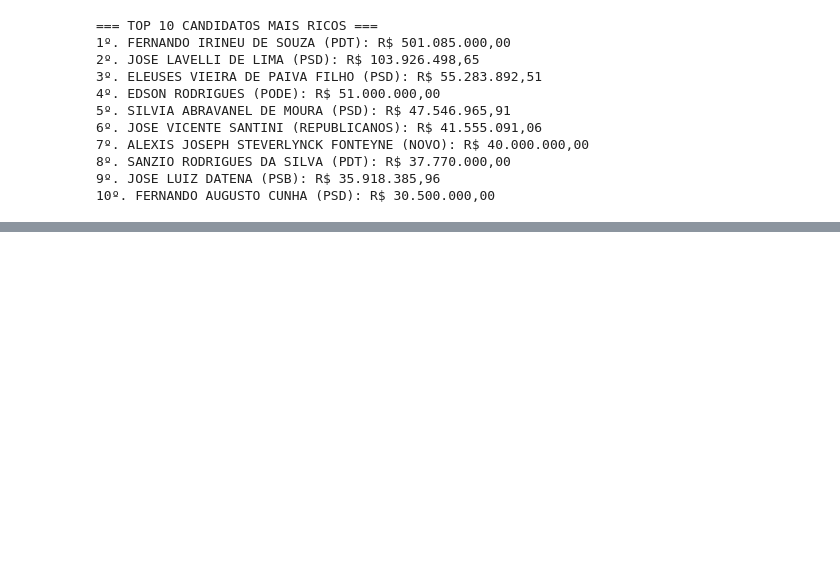
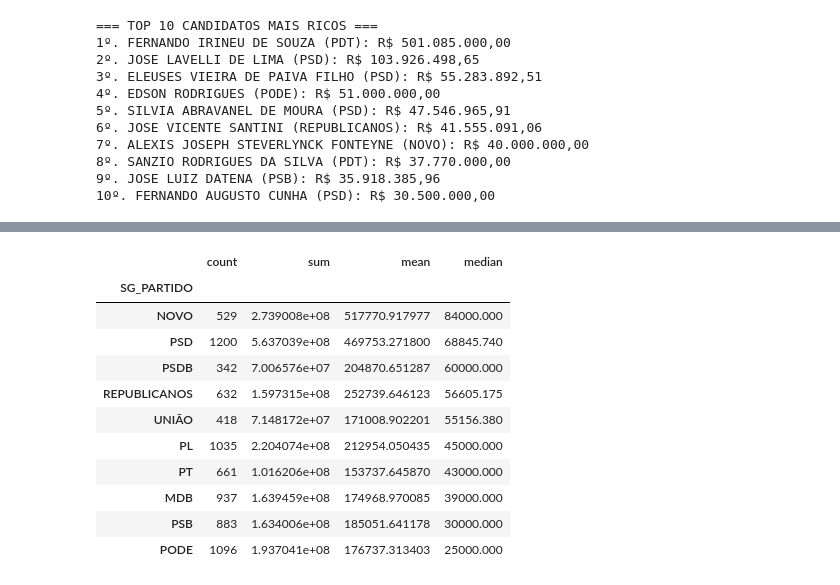
Before and after one commit to AraujoKienzle/Atividade-ADA-08-2026-Prof-Leonardo, a Jupyter notebook: projeto_08_2026.ipynb, the cells around one changed output, grey strips where cells are left out. Saved outputs shown, nothing was run; the diff lists cells and outputs as text; code cells hidden in the pictures; blank space fills up the shorter version.

```diff
--- a/projeto_08_2026.ipynb
+++ b/projeto_08_2026.ipynb
@@ -383,0 +559,13 @@ for i, (_, linha) in enumerate(top_10_ricos.iterrows(), 1):
+# %%
+base_total['DT_NASCIMENTO'] = pd.to_datetime(
+    base_total['DT_NASCIMENTO'],
+    errors='coerce'
+)
+
+base_total['IDADE'] = (
+    pd.Timestamp('2026-08-30') - base_total['DT_NASCIMENTO']
+).dt.days / 365.25
+
+base_total['IDADE'] = base_total['IDADE'].round()
+
+base_total['IDADE'].describe()
@@ -383,0 +640,4 @@ for i, (_, linha) in enumerate(top_10_ricos.iterrows(), 1):
+# %%
+top_partidos = base_total['SG_PARTIDO'].value_counts().head(10)
+
+top_partidos
@@ -383,0 +657,22 @@ for i, (_, linha) in enumerate(top_10_ricos.iterrows(), 1):
+# %%
+analise_partidos = (
+    base_total[base_total['SG_PARTIDO'].isin(top_partidos.index)]
+    .groupby('SG_PARTIDO')['VR_BEM_CANDIDATO']
+    .agg(['count', 'sum', 'mean', 'median'])
+    .sort_values('median', ascending=False)
+)
+
+analise_partidos
+# %% [output]
+|  | count | sum | mean | median |
+| SG_PARTIDO |  |  |  |  |
+| NOVO | 529 | 2.739008e+08 | 517770.917977 | 84000.000 |
+| PSD | 1200 | 5.637039e+08 | 469753.271800 | 68845.740 |
+| PSDB | 342 | 7.006576e+07 | 204870.651287 | 60000.000 |
+| REPUBLICANOS | 632 | 1.597315e+08 | 252739.646123 | 56605.175 |
+| UNIÃO | 418 | 7.148172e+07 | 171008.902201 | 55156.380 |
+| PL | 1035 | 2.204074e+08 | 212954.050435 | 45000.000 |
+| PT | 661 | 1.016206e+08 | 153737.645870 | 43000.000 |
+| MDB | 937 | 1.639459e+08 | 174968.970085 | 39000.000 |
+| PSB | 883 | 1.634006e+08 | 185051.641178 | 30000.000 |
+| PODE | 1096 | 1.937041e+08 | 176737.313403 | 25000.000 |
```
Also changed, not shown: parts of 21 cells of this notebook.
